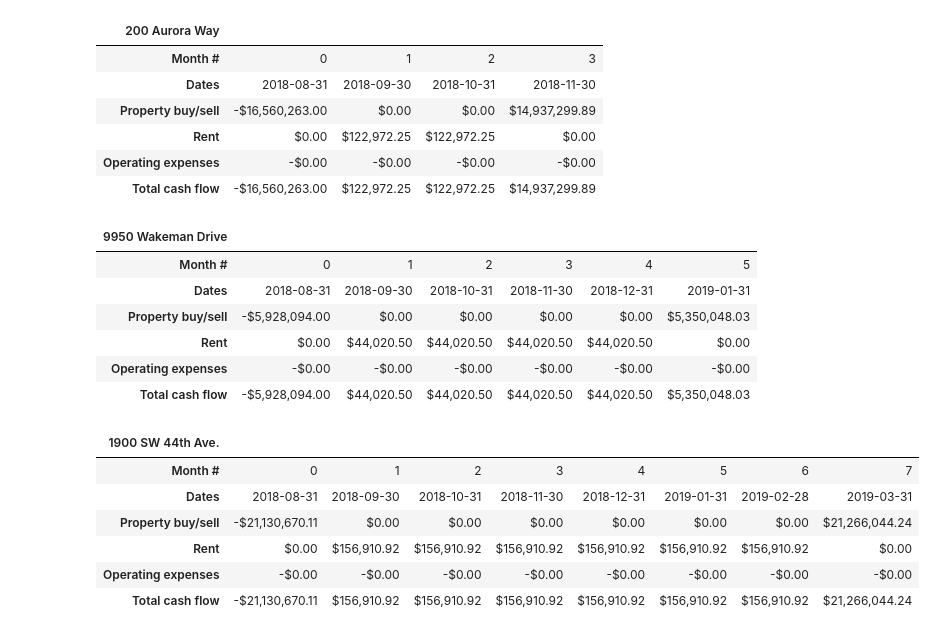
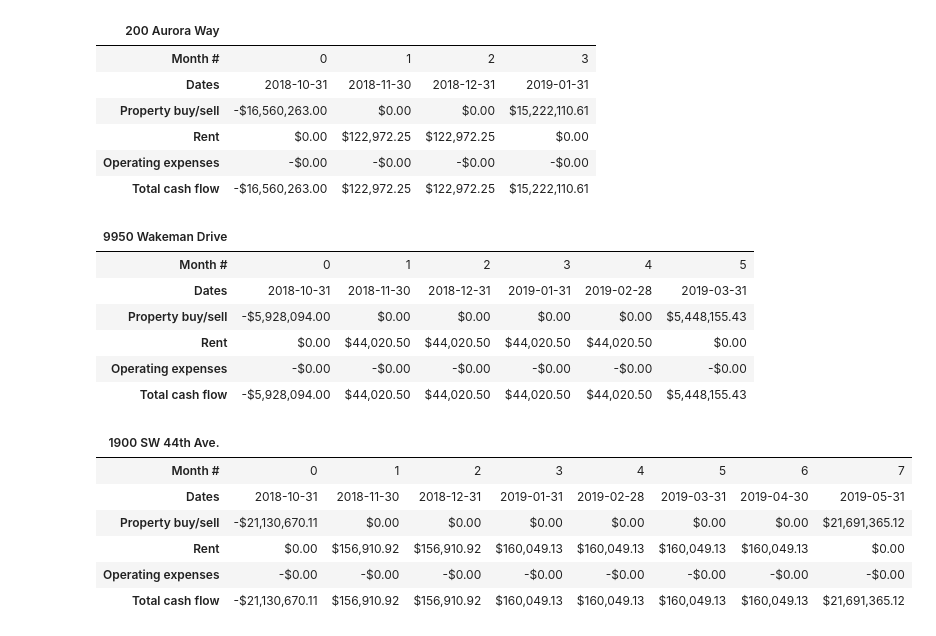
Before and after one commit to ggrillo93/financial-modelling, a Jupyter notebook: Strategic NNN.ipynb, the cells around one changed output. Cells and saved outputs as stored; diff of their text form; code cells hidden in the pictures.

```diff
--- a/Strategic NNN.ipynb
+++ b/Strategic NNN.ipynb
@@ -26,9 +24,15 @@ libor = temp.T[18]
+# %%
+temp2 = pd.read_excel(curves[1]).values[2:]
+libor = temp2.T[2]/100.
 # %%
 nprop = 11
 names = ['200 Aurora Way', '9950 Wakeman Drive', '1900 SW 44th Ave.', '100 Center Ave N', '215 Mill Street SW', '1090 Pacific Ave', '1600 2nd Street NE',
          '3000 Tremont Road', '8700 W Doe Ave', '10401 Bunsen Way', '660 National Turnpike']
-sdate = np.datetime64('2018-08-31') # acquisition date
+sdate = np.datetime64('2018-10-01') # acquisition date
+# sdate = datetime(2018, 10, 1)
 bcaps = np.ones(nprop)*0.09 # buying cap rates same for all properties
+expdates = pd.DatetimeIndex(['3/31/2043', '3/31/2043', '12/31/2033', '8/31/2036', '8/31/2036', '8/23/2033', '8/31/2036', '8/31/2033', '8/31/2033', '3/31/2035',
+                              '3/31/2035'])
 # %%
 emonths = [3]
 for i in range(1, 11):
@@ -39,5 +43,6 @@ rentincs = np.array([1.5, 1.5, 2., 2., 2., 2., 2., 2., 2., 1.5, 1.5])/100.
 incperiods = np.ones(11)
 # %%
 scaps = np.zeros(11)
-scaps[0] = scapfromrent(pd.date_range(sdate, '3/31/2043', freq = 'M'), emonths[0], 0.1, fyrrents[0], rentincs[0], 1.)
-scaps[1] = scapfromrent(pd.date_range(sdate, '3/31/2043', freq = 'M'), emonths[1], 0.1, fyrrents[1], rentincs[1], 1.)
+d = pd.date_range(sdate, '3/31/2043', freq = 'M')
+scaps[0] = scapfromrent(d, emonths[0], 0.1, fyrrents[0], rentincs[0], 1, d[-1].month)
+scaps[1] = scapfromrent(d, emonths[1], 0.1, fyrrents[1], rentincs[1], 1, d[-1].month)
@@ -48,5 +58,8 @@ array([0.09483912, 0.09478722, 0.        , 0.        , 0.        ,
        0.        , 0.        , 0.        , 0.        , 0.        ,
        0.        ])
+# %%
+scaps[0] = 0.093064645
+scaps[1] = 0.09308034
 # %%
 scaps[2:] = 0.085
 # %%
@@ -61,28 +74,28 @@ lfee = 0.012
 aintrate = 0.
 repprem = 1.2
 # %%
-alldates, amort, propcf, interest, loanpay, debt = portcf(names, sdate, bcaps, scaps, emonths, fyrrents, rentincs, incperiods, ltvs, lfee, r0, libor, acosts, ecosts, fyroexps, oexpincs, aperiod, aintrate, repprem)
+alldates, amort, propcf, interest, loanpay, debt = portcf(names, sdate, bcaps, scaps, emonths, fyrrents, rentincs, incperiods, ltvs, lfee, r0, libor, acosts, ecosts, fyroexps, oexpincs, aperiod, aintrate, repprem, expdates)
 # %% [output]
 | 200 Aurora Way |  |  |  |  |
 | Month # | 0 | 1 | 2 | 3 |
-| Dates | 2018-08-31 | 2018-09-30 | 2018-10-31 | 2018-11-30 |
-| Property buy/sell | -$16,560,263.00 | $0.00 | $0.00 | $14,937,299.89 |
+| Dates | 2018-10-31 | 2018-11-30 | 2018-12-31 | 2019-01-31 |
+| Property buy/sell | -$16,560,263.00 | $0.00 | $0.00 | $15,222,110.61 |
 | Rent | $0.00 | $122,972.25 | $122,972.25 | $0.00 |
 | Operating expenses | -$0.00 | -$0.00 | -$0.00 | -$0.00 |
-| Total cash flow | -$16,560,263.00 | $122,972.25 | $122,972.25 | $14,937,299.89 |
+| Total cash flow | -$16,560,263.00 | $122,972.25 | $122,972.25 | $15,222,110.61 |
 | 9950 Wakeman Drive |  |  |  |  |  |  |
 | Month # | 0 | 1 | 2 | 3 | 4 | 5 |
-| Dates | 2018-08-31 | 2018-09-30 | 2018-10-31 | 2018-11-30 | 2018-12-31 | 2019-01-31 |
-| Property buy/sell | -$5,928,094.00 | $0.00 | $0.00 | $0.00 | $0.00 | $5,350,048.03 |
+| Dates | 2018-10-31 | 2018-11-30 | 2018-12-31 | 2019-01-31 | 2019-02-28 | 2019-03-31 |
+| Property buy/sell | -$5,928,094.00 | $0.00 | $0.00 | $0.00 | $0.00 | $5,448,155.43 |
 | Rent | $0.00 | $44,020.50 | $44,020.50 | $44,020.50 | $44,020.50 | $0.00 |
 | Operating expenses | -$0.00 | -$0.00 | -$0.00 | -$0.00 | -$0.00 | -$0.00 |
-| Total cash flow | -$5,928,094.00 | $44,020.50 | $44,020.50 | $44,020.50 | $44,020.50 | $5,350,048.03 |
+| Total cash flow | -$5,928,094.00 | $44,020.50 | $44,020.50 | $44,020.50 | $44,020.50 | $5,448,155.43 |
 | 1900 SW 44th Ave. |  |  |  |  |  |  |  |  |
 | Month # | 0 | 1 | 2 | 3 | 4 | 5 | 6 | 7 |
-| Dates | 2018-08-31 | 2018-09-30 | 2018-10-31 | 2018-11-30 | 2018-12-31 | 2019-01-31 | 2019-02-28 | 2019-03-31 |
-| Property buy/sell | -$21,130,670.11 | $0.00 | $0.00 | $0.00 | $0.00 | $0.00 | $0.00 | $21,266,044.24 |
-| Rent | $0.00 | $156,910.92 | $156,910.92 | $156,910.92 | $156,910.92 | $156,910.92 | $156,910.92 | $0.00 |
+| Dates | 2018-10-31 | 2018-11-30 | 2018-12-31 | 2019-01-31 | 2019-02-28 | 2019-03-31 | 2019-04-30 | 2019-05-31 |
+| Property buy/sell | -$21,130,670.11 | $0.00 | $0.00 | $0.00 | $0.00 | $0.00 | $0.00 | $21,691,365.12 |
+| Rent | $0.00 | $156,910.92 | $156,910.92 | $160,049.13 | $160,049.13 | $160,049.13 | $160,049.13 | $0.00 |
 | Operating expenses | -$0.00 | -$0.00 | -$0.00 | -$0.00 | -$0.00 | -$0.00 | -$0.00 | -$0.00 |
-| Total cash flow | -$21,130,670.11 | $156,910.92 | $156,910.92 | $156,910.92 | $156,910.92 | $156,910.92 | $156,910.92 | $21,266,044.24 |
+| Total cash flow | -$21,130,670.11 | $156,910.92 | $156,910.92 | $160,049.13 | $160,049.13 | $160,049.13 | $160,049.13 | $21,691,365.12 |
 | 100 Center Ave N |  |  |  |  |  |  |  |  |  |  |
 | Month # | 0 | 1 | 2 | 3 | 4 | 5 | 6 | 7 | 8 | 9 |
```
Also changed, not shown: parts of 12 cells of this notebook, 9 other files.
